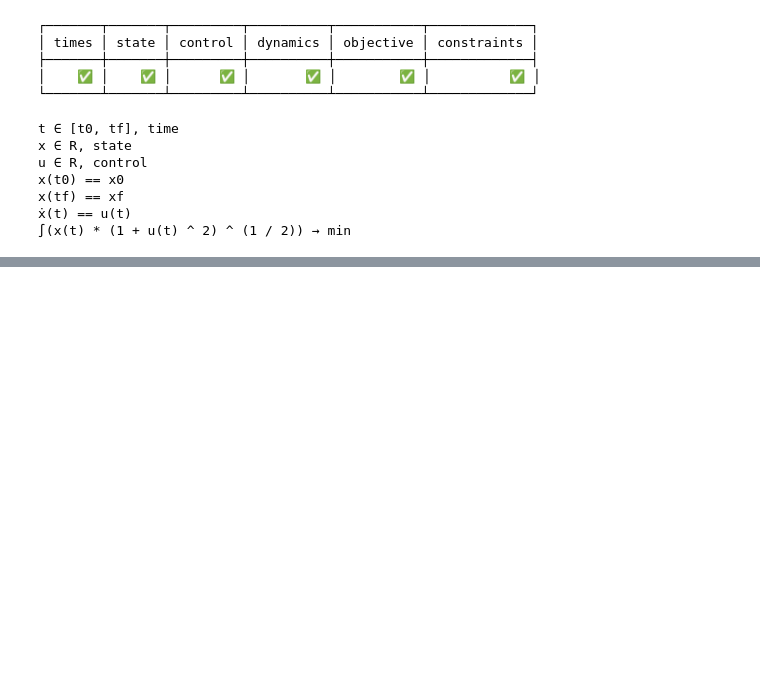
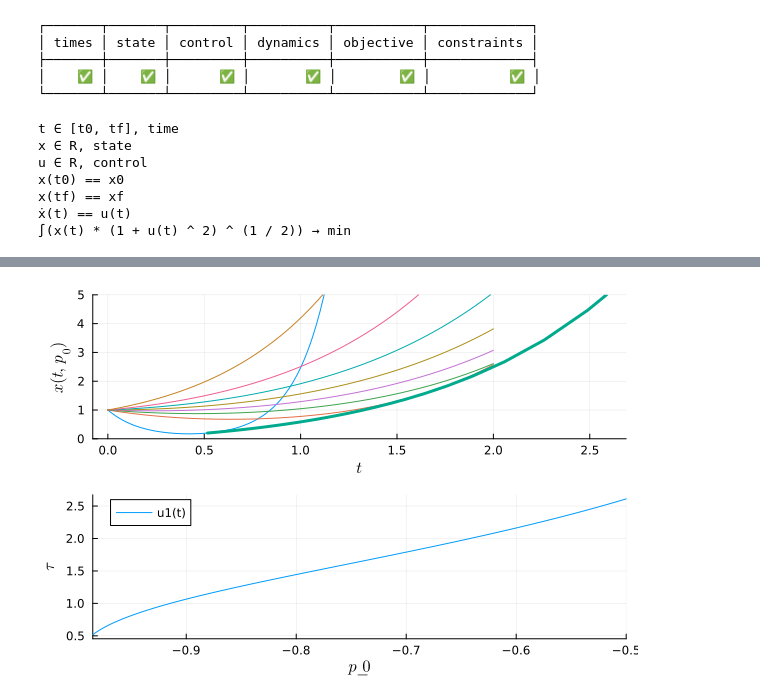
Before and after one commit to control-toolbox/Kupka, a Jupyter notebook: example1.ipynb, the cells around one changed output, grey strips where cells are left out. Drawn from its saved outputs; the diff is of its cells as text; code cells hidden in the pictures; blank space fills up the shorter version.

```diff
--- a/example1.ipynb
+++ b/example1.ipynb
@@ -210,0 +212,85 @@ nothing
+# %%
+function H_vec(z)
+    x = z[1]
+    p = z[2]
+    den = sqrt(x^2-p^2)
+    return [sign(x)*p/den ; x/den]
+end
+    Hvec! = ocp_flow.rhs!
+    #z0 = [1.,-0.1]
+    par = 0.
+    z0 = [x0 , p0]
+    zpoint = similar(z0)
+    Hvec!(zpoint,z0,par,t0)
+    println(zpoint-H_vec(z0))
+
+
+
+# Compute the conjugates points by path following
+function rhs_path(tau , par, p0)
+    n = length(p0)
+    τ = tau[1]
+    #Fp0(τ) = F(t0,τ,x0,p0)
+    z0 = [x0,p0]
+    Hvec!(zpoint,z0) = ocp_flow.rhs!(zpoint,z0,par,τ)
+    Hvec!(zpoint,z0)
+    dHvec = zeros(2*n,2*n)
+    z = ocp_flow((t0, τ), x0, p0, reltol = 1e-8, abstol = 1e-8).ode_sol(τ)
+#    println("z = ", z)
+    ForwardDiff.jacobian!(dHvec,Hvec!,zpoint,z)
+    δz = flow_jacobi((t0,τ),x0,p0)[end]
+    derivee_τ = (dHvec*δz)[1]
+
+    #Ftau(p0) = F(t0,τ,x0,p0)
+    Ftau(p0) = F(t0,τ,x0,p0)[1]#flow_jacobi((t0,τ),x0,p0)[end][1]
+    derivee_p0 = ForwardDiff.derivative(Ftau, p0)
+    return [-(1/derivee_τ)*derivee_p0]
+end
+
+p0=-0.985
+
+τ = 0.5
+println("t0 = ", t0)
+println("τ  = ", τ)
+x0 = 1.
+println("x0 = ", x0)
+println("p0 = ", p0)
+println("type = ", typeof(p0))
+println("F(t0,τ,x0,p0) = ", F(t0,τ,x0,p0))
+#Ftau(p0) = F(t0,τ,x0,p0)
+Ftau(p0) = F(t0,τ,x0,p0)[1]#flow_jacobi((t0,τ),x0,p0)[end]#F(t0,τ,x0,p0)[end][1]
+
+derivee_p0 = ForwardDiff.derivative(Ftau, p0)
+println("derivee_p0 = ", derivee_p0)
+Fp0(τ) = flow_jacobi((t0,τ),x0,p0)[end][1]
+#derivee_tau = ForwardDiff.derivative(Fp0, τ)
+#println("derivee_tau = ", derivee_tau)
+println("test rhs ", rhs_path(0.5 , 1., p0))
+
+function conj_point(p0span, τ0)
+    pb = ODEProblem(rhs_path,[τ0],p0span,[1.])
+    sol = DifferentialEquations.solve(pb, reltol = 1e-8, abstol = 1e-8)
+    return sol
+end
+
+# conjugate point
+
+println("p0 = ", p0)
+
+p0span = (p0, -0.5)
+sol = conj_point(p0span,τ0)
+plt_conj_point = plot(sol,xlabel = L"p\_0", ylabel = L"\tau")
+TT = sol.u
+nb_t = length(sol.t)
+T = zeros(nb_t)
+X = zeros(nb_t)
+for i in 1:nb_t
+    #println(T[i])
+    #println(sol.t[i])
+    T[i] = TT[i][1]
+    X[i] = x(T[i][1],x0,sol.t[i])
+end
+
+plot!(plt_x,T,X,linewidth=3)
+plot(plt_x,plt_conj_point,layout = (2,1))
+# %% [output]
@@ -210,0 +307 @@ nothing
+[figure, added]
```
Also changed, not shown: parts of 9 cells of this notebook.
